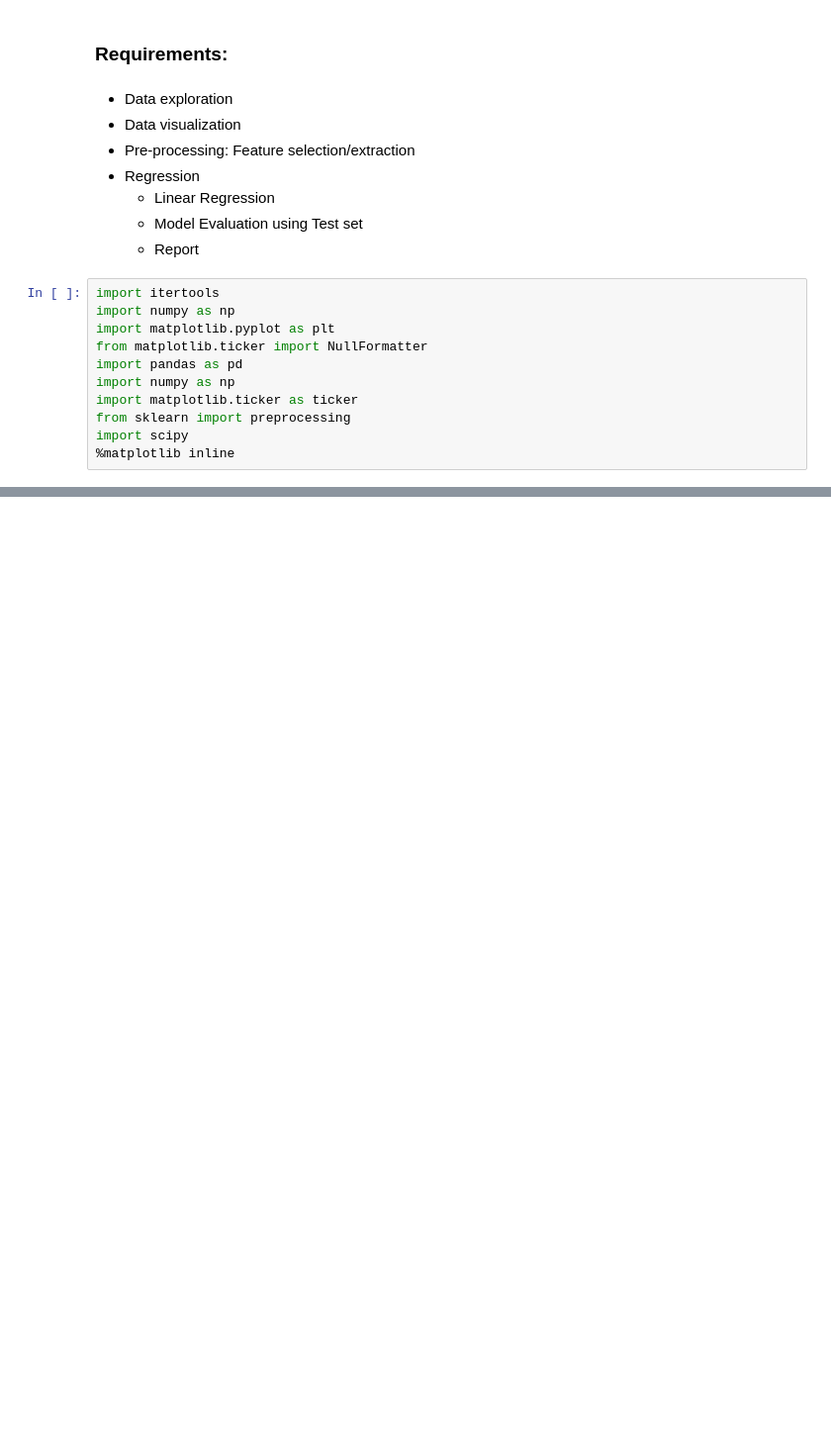
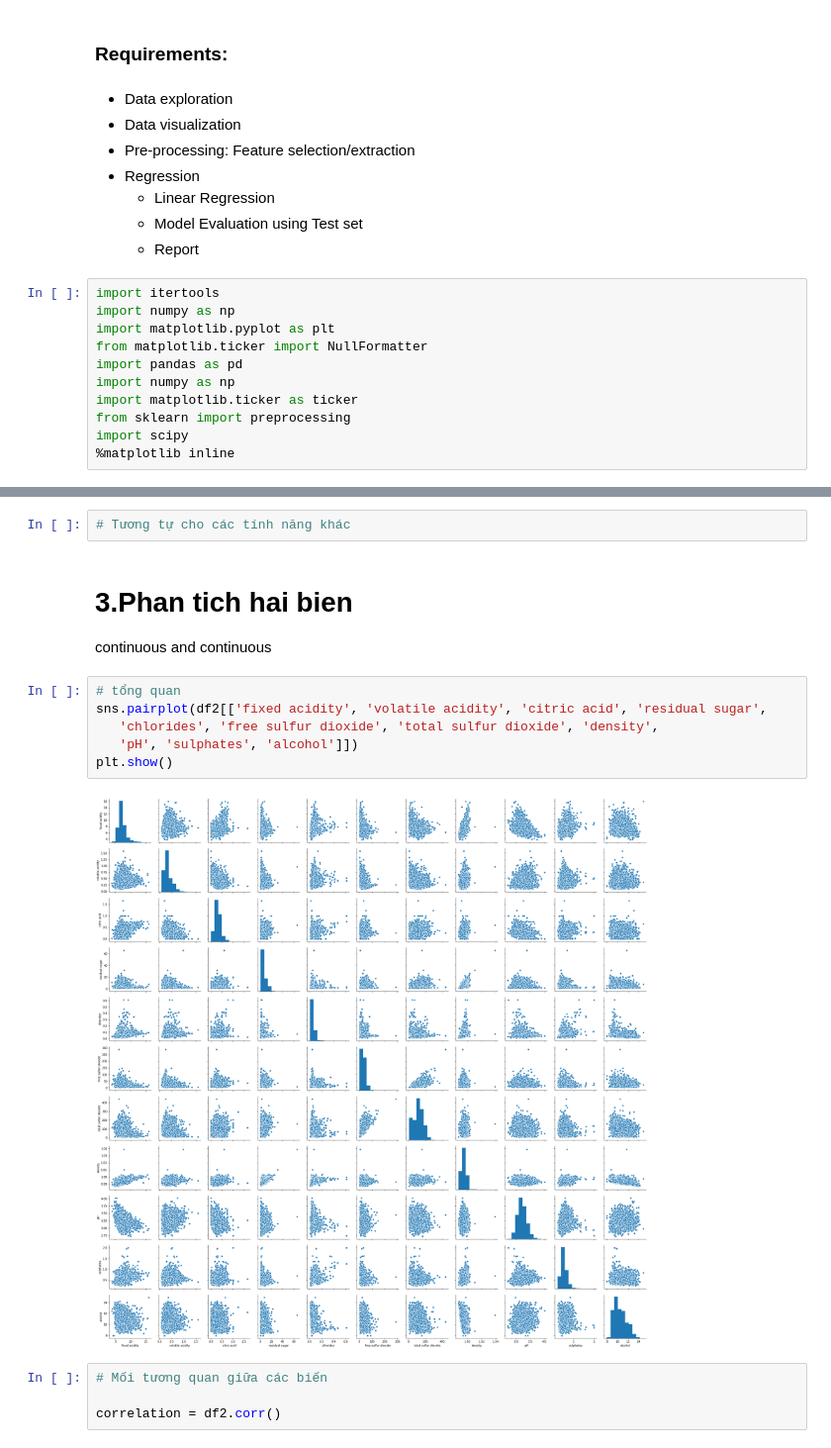
Before and after one commit to dieptran43/LeVanDiep_Pre_processing, a Jupyter notebook: FullName_project_Wine.ipynb, the cells around one changed output, grey strips where cells are left out. Shown at 99% size. Saved outputs shown, nothing was run; the diff lists cells and outputs as text; blank space fills up the shorter version.

```diff
--- a/FullName_project_Wine.ipynb
+++ b/FullName_project_Wine.ipynb
@@ -58,0 +361,17 @@ df_train.head()
+# %%
+# Tương tự cho các tính năng khác
+# %% [markdown]
+# 3.Phan tich hai bien
+continuous and continuous
+# %%
+# tổng quan
+sns.pairplot(df2[['fixed acidity', 'volatile acidity', 'citric acid', 'residual sugar',
+   'chlorides', 'free sulfur dioxide', 'total sulfur dioxide', 'density',
+   'pH', 'sulphates', 'alcohol']])
+plt.show()
+# %% [output]
+[figure, added]
+# %%
+# Mối tương quan giữa các biến
+
+correlation = df2.corr()
```
Also changed, not shown: parts of 74 cells of this notebook, 1 other file.
